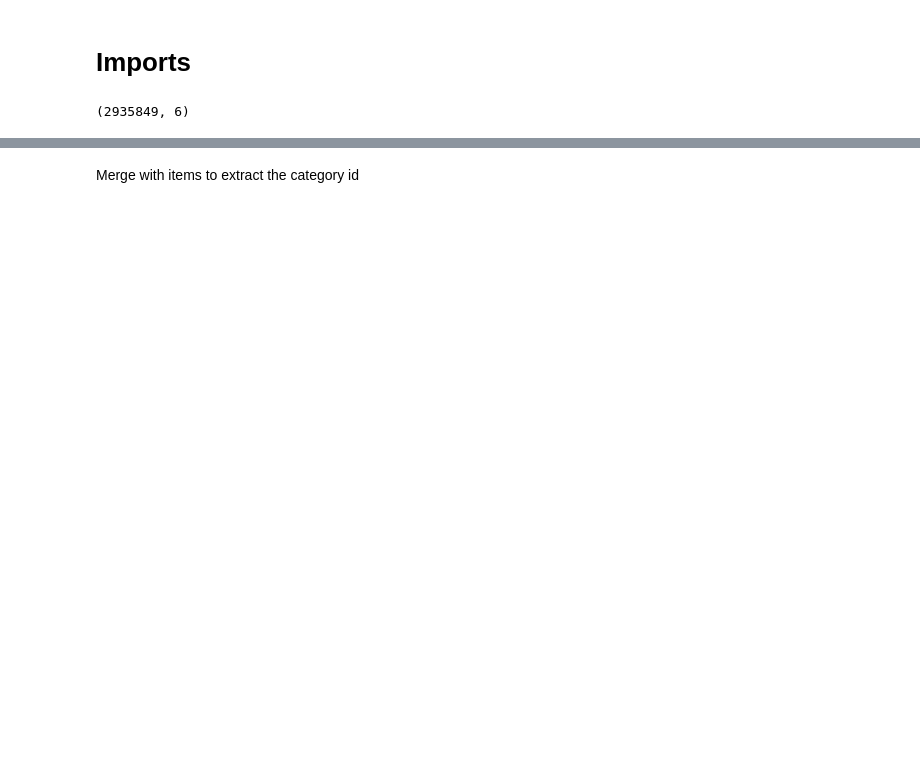
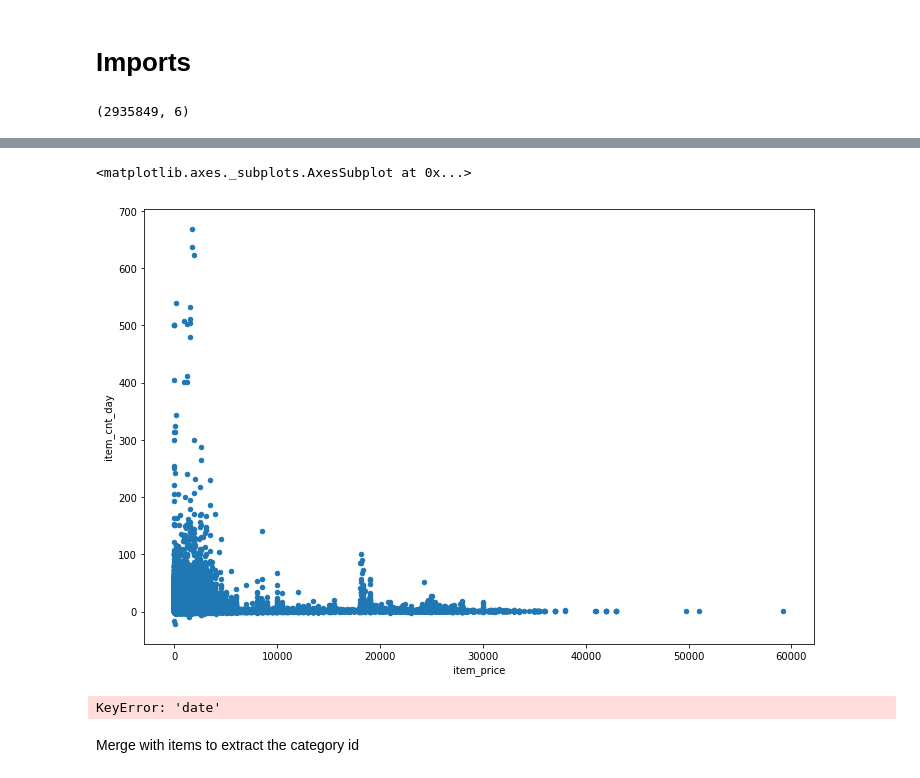
Before and after one commit to waficf/Kaggle_Competitions, a Jupyter notebook: Grocery.ipynb, the cells around one changed output, grey strips where cells are left out. Drawn from its saved outputs; the diff is of its cells as text; code cells hidden in the pictures; blank space fills up the shorter version.

```diff
--- a/Grocery.ipynb
+++ b/Grocery.ipynb
@@ -26,3 +38,34 @@ train.head()
+# %%
+train[(train.item_price < 150000) & (train.item_cnt_day < 950)].plot('item_price', 'item_cnt_day', 'scatter',figsize=(12,8))
+# %% [output]
+<matplotlib.axes._subplots.AxesSubplot at 0x...>
+[figure, added]
+# %%
+train['date'] = pd.to_datetime(train['date'], format='%d.%m.%Y')
+train['month'] = train['date'].dt.month
+train['year'] = train['date'].dt.year
+train = train.drop(['date','item_price'], axis=1)
+train = train.groupby([c for c in train.columns if c not in ['item_cnt_day']], as_index=False)[['item_cnt_day']].sum()
+train = train.rename(columns={'item_cnt_day':'item_cnt_month'})
+#Monthly Mean
+shop_item_monthly_mean = train[['shop_id','item_id','item_cnt_month']].groupby(['shop_id','item_id'], as_index=False)[['item_cnt_month']].mean()
+shop_item_monthly_mean = shop_item_monthly_mean.rename(columns={'item_cnt_month':'item_cnt_month_mean'})
+#Add Mean Feature
+train = pd.merge(train, shop_item_monthly_mean, how='left', on=['shop_id','item_id'])
+#Last Month (Oct 2015)
+shop_item_prev_month = train[train['date_block_num']==33][['shop_id','item_id','item_cnt_month']]
+shop_item_prev_month = shop_item_prev_month.rename(columns={'item_cnt_month':'item_cnt_prev_month'})
+shop_item_prev_month.head()
+#Add Previous Month Feature
+train = pd.merge(train, shop_item_prev_month, how='left', on=['shop_id','item_id']).fillna(0.)
+#Items features
+train = pd.merge(train, items, how='left', on='item_id')
+#Item Category features
+train = pd.merge(train, items, how='left', on='item_category_id')
+#Shops features
+train = pd.merge(train, shops, how='left', on='shop_id')
+# %% [output]
+KeyError: 'date'
 # %% [markdown]
 Merge with items to extract the category id
 # %%
```
Also changed, not shown: parts of 24 cells of this notebook.
